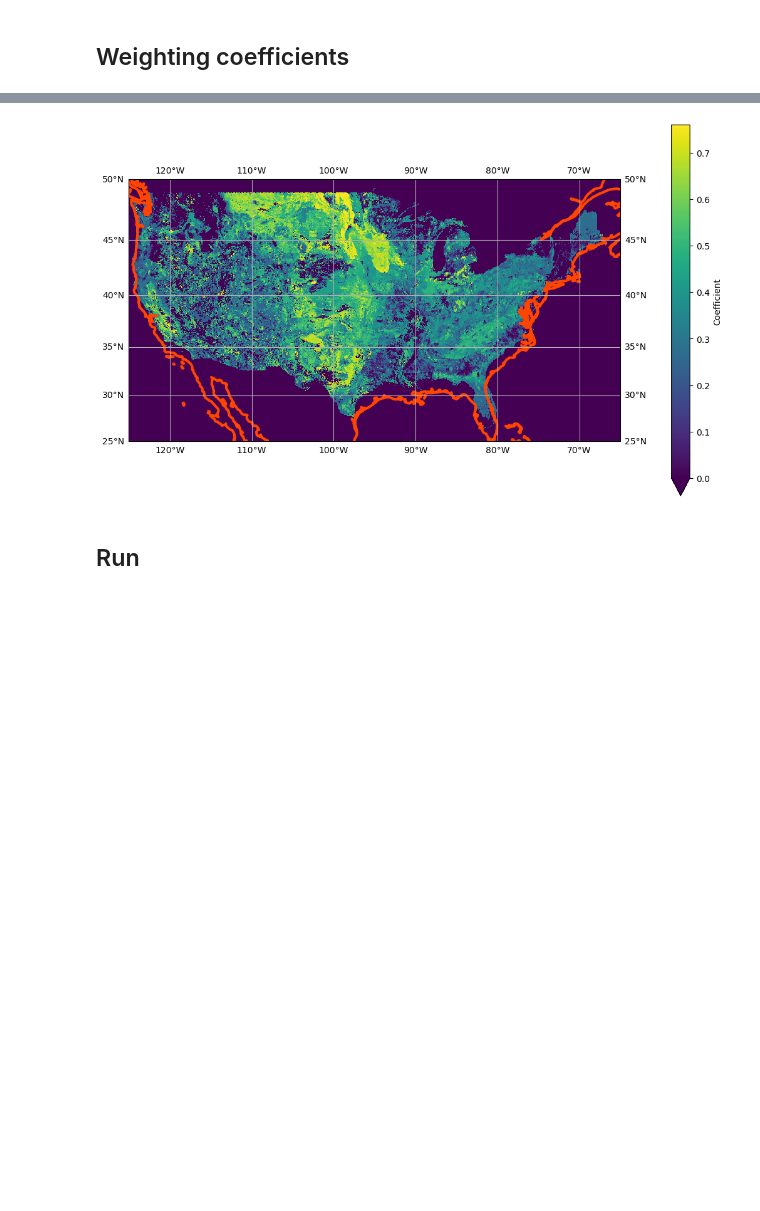
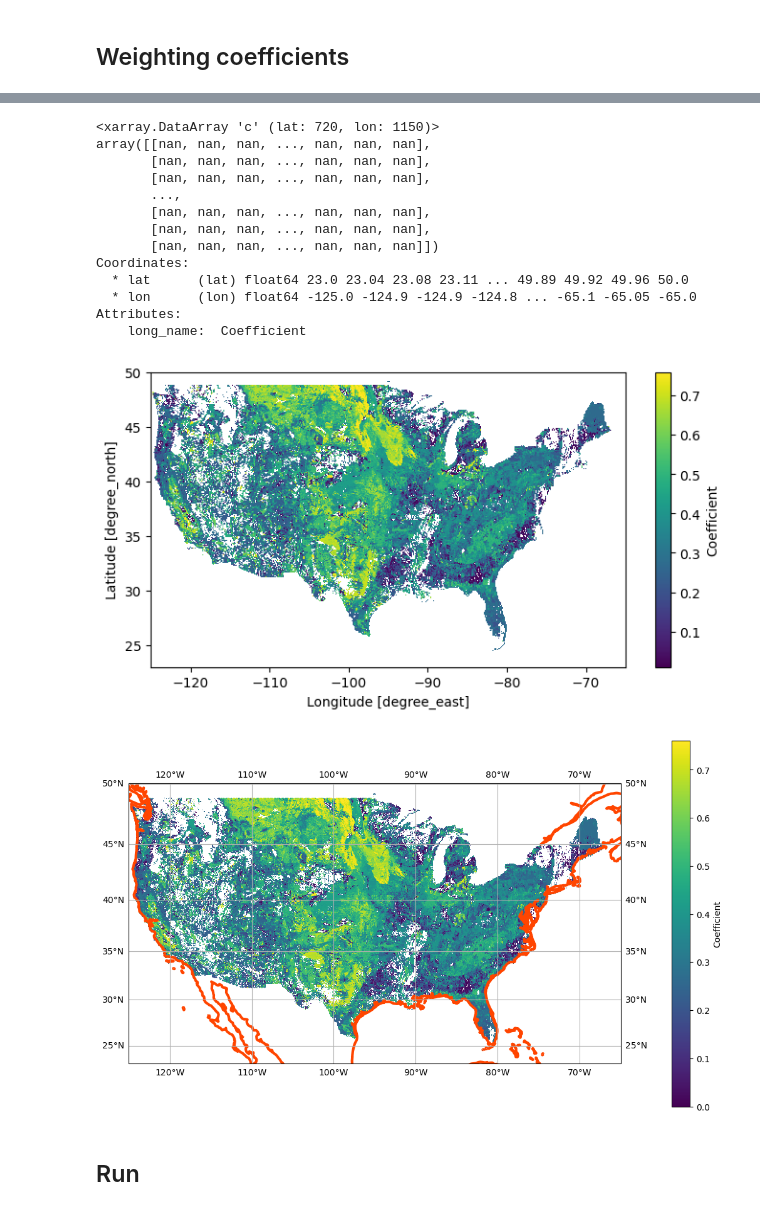
Before and after one commit to noaa-oar-arl/SWAMP, a Jupyter notebook: example.ipynb, the cells around one changed output, grey strips where cells are left out. Drawn from its saved outputs; the diff is of its cells as text; code cells hidden in the pictures; blank space fills up the shorter version.

Commit message:
Fix grid
now the coeffs map looks right

this is based on `plon`/`plat`, e.g. in orig grid fine rel

```diff
--- a/example.ipynb
+++ b/example.ipynb
@@ -8,6 +8,8 @@ import swamp
 ## Weighting coefficients
 # %%
 display(swamp.C)
+
+swamp.C.plot.imshow(size=4, aspect=2)
 
 proj = ccrs.Mercator()
 tran = ccrs.PlateCarree()
@@ -15,8 +17,12 @@ fig, ax = plt.subplots(subplot_kw=dict(projection=proj), figsize=(10, 6), constr
 ax.coastlines(linewidth=3, color="orangered")
 ax.gridlines(draw_labels=True)
 
+C_ = swamp.C.where(~(swamp.C.lon.isnull() | swamp.C.lat.isnull()), drop=True)
+display(C_)
+
 # swamp.C.plot(vmin=0, ax=ax, transform=tran);
-swamp.calc._get_coeffs_ds(mask_neg=False).c.plot(vmin=0, ax=ax, transform=tran);
+# swamp.calc._get_coeffs_ds(mask_neg=False).c.plot(x="lon", y="lat", vmin=0, ax=ax, transform=tran);
+C_.plot(x="lon", y="lat", vmin=0, ax=ax, transform=tran);
 # %% [output]
 <xarray.DataArray 'c' (lat: 720, lon: 1150)>
 array([[nan, nan, nan, ..., nan, nan, nan],
@@ -31,7 +37,21 @@ Coordinates:
   * lon      (lon) float64 -125.0 -124.9 -124.9 -124.8 ... -65.1 -65.05 -65.0
 Attributes:
     long_name:  Coefficient
+<xarray.DataArray 'c' (lat: 720, lon: 1150)>
+array([[nan, nan, nan, ..., nan, nan, nan],
+       [nan, nan, nan, ..., nan, nan, nan],
+       [nan, nan, nan, ..., nan, nan, nan],
+       ...,
+       [nan, nan, nan, ..., nan, nan, nan],
+       [nan, nan, nan, ..., nan, nan, nan],
+       [nan, nan, nan, ..., nan, nan, nan]])
+Coordinates:
+  * lat      (lat) float64 23.0 23.04 23.08 23.11 ... 49.89 49.92 49.96 50.0
+  * lon      (lon) float64 -125.0 -124.9 -124.9 -124.8 ... -65.1 -65.05 -65.0
+Attributes:
+    long_name:  Coefficient
-[figure, old version]
+[figure, new version]
+[figure, added]
 # %% [markdown]
 ## Run
 # %%
```
Also changed, not shown: parts of 2 cells of this notebook, 1 other file.
